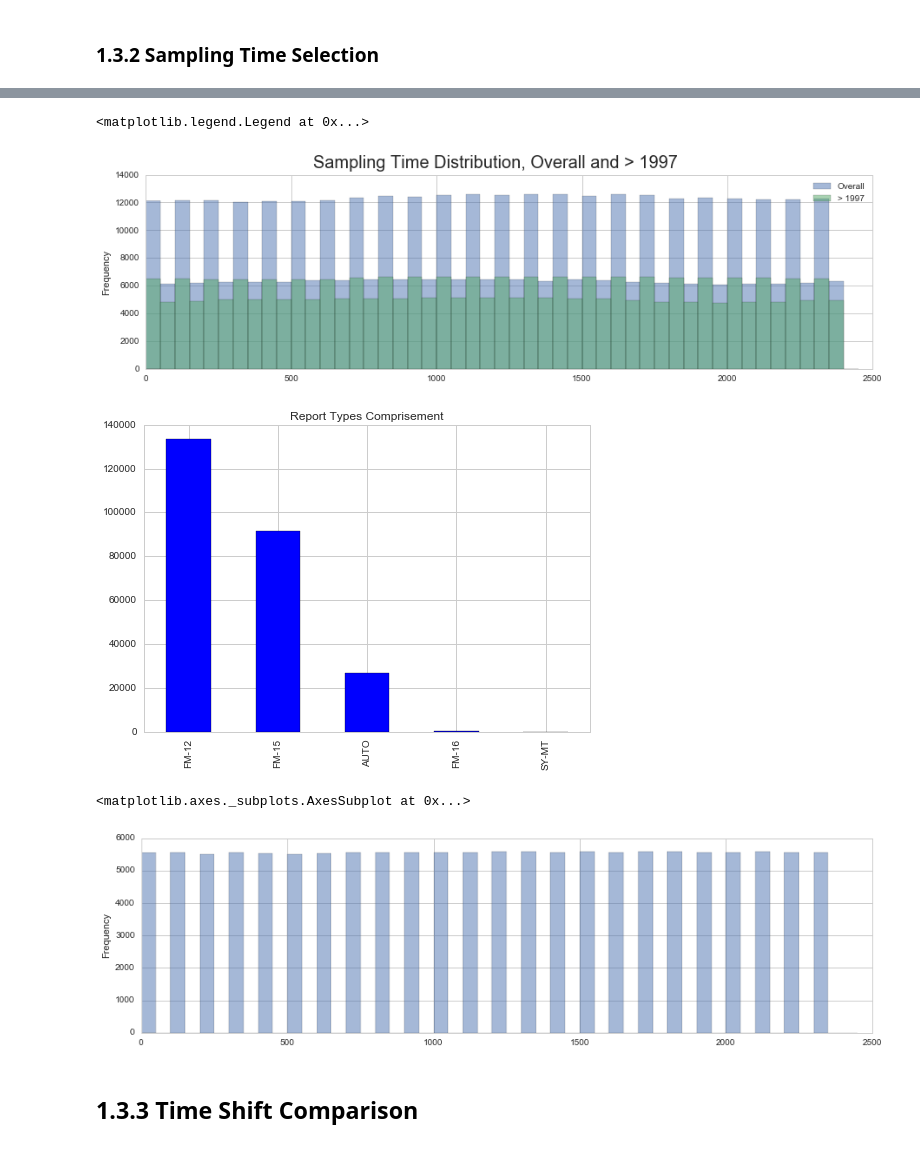
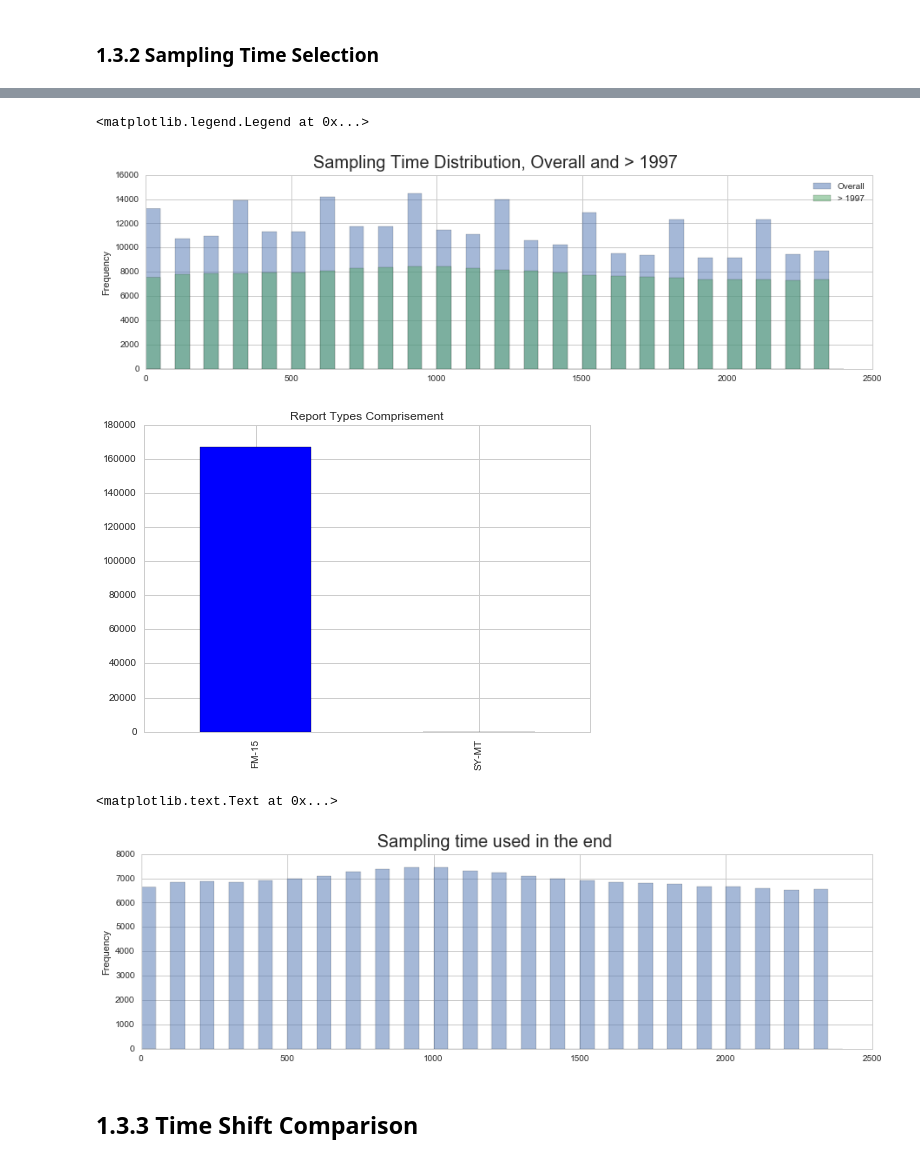
Before and after one commit to cqcn1991/Wind-Speed-Analysis, a Jupyter notebook: time_shift.ipynb, the cells around one changed output, grey strips where cells are left out. Saved outputs shown, nothing was run; the diff lists cells and outputs as text; code cells hidden in the pictures.

```diff
--- a/time_shift.ipynb
+++ b/time_shift.ipynb
@@ -38,7 +46,7 @@ from helpers.data_reader import *
 # %%
 # ipath= './data/NCDC/uk/boscombe_down/dat.txt' # weird shape at 3, try 4
 # ipath= './data/NCDC/tiree.txt'
-ipath= "./data/NCDC/marham.txt"
+# ipath= "./data/NCDC/marham.txt"
 
 # ipath= "./data/NCDC/cheongju_intl/dat.txt"
 # ipath= "./data/NCDC/daegu_ab/dat.txt" # recent 5 year data is corrupted
@@ -77,16 +85,17 @@ ipath= "./data/NCDC/marham.txt"
 # ipath= "./data/NCDC/cn/南京lukou/dat.txt" # good
 # ipath= "./data/NCDC/cn/binhai/dat.txt" # good, but recent 5 year data may have been corrupted, 05-09 is good
 # ipath= "./data/NCDC/cn/郑州xinzheng/dat.txt" #
-# ipath= "./data/NCDC/cn/zhengding/dat.txt" #
 # ipath= "./data/NCDC/cn/武汉tianhe/dat.txt" #
 # ipath= "./data/NCDC/cn/wusu/dat.txt" # not quite good, try 4?
 # ipath= "./data/NCDC/cn/gushi/dat.txt" # 16 sectors, some direction deviate big
 # ipath= "./data/NCDC/cn/yueyang/dat.txt" # 16 sectors, some direction deviate big
 # ipath= "./data/NCDC/cn/wuxu/dat.txt" # unable to fit with chi square
 # ipath= "./data/NCDC/cn/广州baiyun/dat.txt" # Is this dataset correct?
+# ipath= "./data/NCDC/cn/zhengding/dat.txt" #  Initial data is weird
 
 # ipath= "./data/NCDC/cn/baoan_intl/dat.txt" # good, but 1个方向的数据过少，很难拟合
-# ipath= "./data/NCDC/cn/上海/虹桥/dat.txt" # good
+ipath= "./data/NCDC/cn/上海/虹桥/dat.txt" # good
+# ipath= "./data/NCDC/cn/上海/上海/dat.txt"
 # ipath= './data/NCDC/macau/dat.txt' # not good, feels like truncate data, try 4
 # ipath= "./data/NCDC/hk_intl/dat.txt" # truncate dataset
 
@@ -106,6 +115,7 @@ ipath= "./data/NCDC/marham.txt"
 # not sample as %5, e.g. sampling time is 1852
 # ipath= "./data/NCDC/us/quad_city_arp/dat.txt"
 
+# ipath= "./data/cn_database/上海baoshan.txt"
 # ipath= "./data/cn_database/beijing.txt"
 # ipath= "./data/cn_database/xiamen.txt"
 # ipath= "./data/cn_database/hefei.txt"
@@ -262,14 +272,14 @@ plt.suptitle('Sampling Time Distribution, Overall and > %s ' %  mid_year, fontsi
 plt.legend()
 # %% [output]
 <matplotlib.legend.Legend at 0x...>
-[figure, old version]
+[figure, new version]
 # %%
 df.query("date >= 20000000 ")['type'].value_counts().plot(
     kind = 'bar', title = 'Report Types Comprisement')
 
 report_type_most_used = df.query("date >= 20000000 ")['type'].value_counts().argmax()
 # %% [output]
-[figure, old version]
+[figure, new version]
 # %%
 # Data Selection
 if "ciampino" in ipath:
@@ -279,12 +289,14 @@ else:
 # %%
 # We're gonna use the most frequent report type, here is its distirbution
 df = df.query("type==@report_type_most_used")
 
 df.query('date > 20000000')['HrMn'].plot(
     kind='hist', alpha=0.5,figsize=(15, 4),bins=bins)
+
+plt.suptitle('Sampling time used in the end', fontsize = 20)
 # %% [output]
-<matplotlib.axes._subplots.AxesSubplot at 0x...>
+<matplotlib.text.Text at 0x...>
-[figure, old version]
+[figure, new version]
 # %% [markdown]
 ## 1.3.3 Time Shift Comparison
 # %%
```
Also changed, not shown: parts of 50 cells of this notebook, 3 other files.
